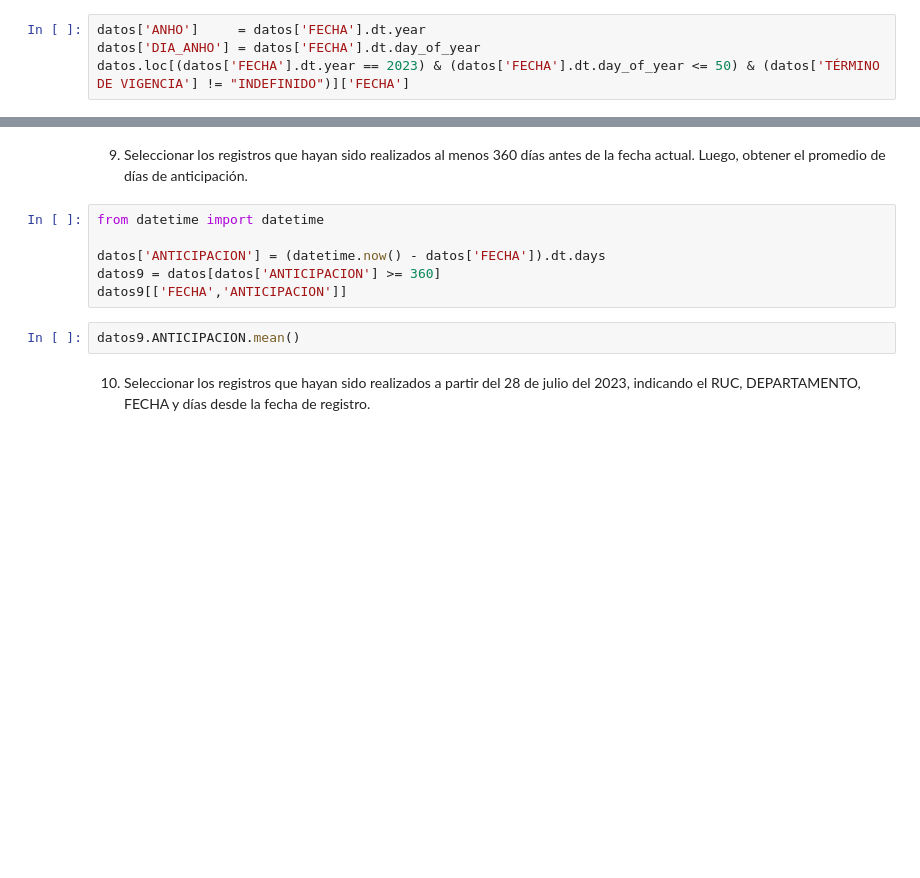
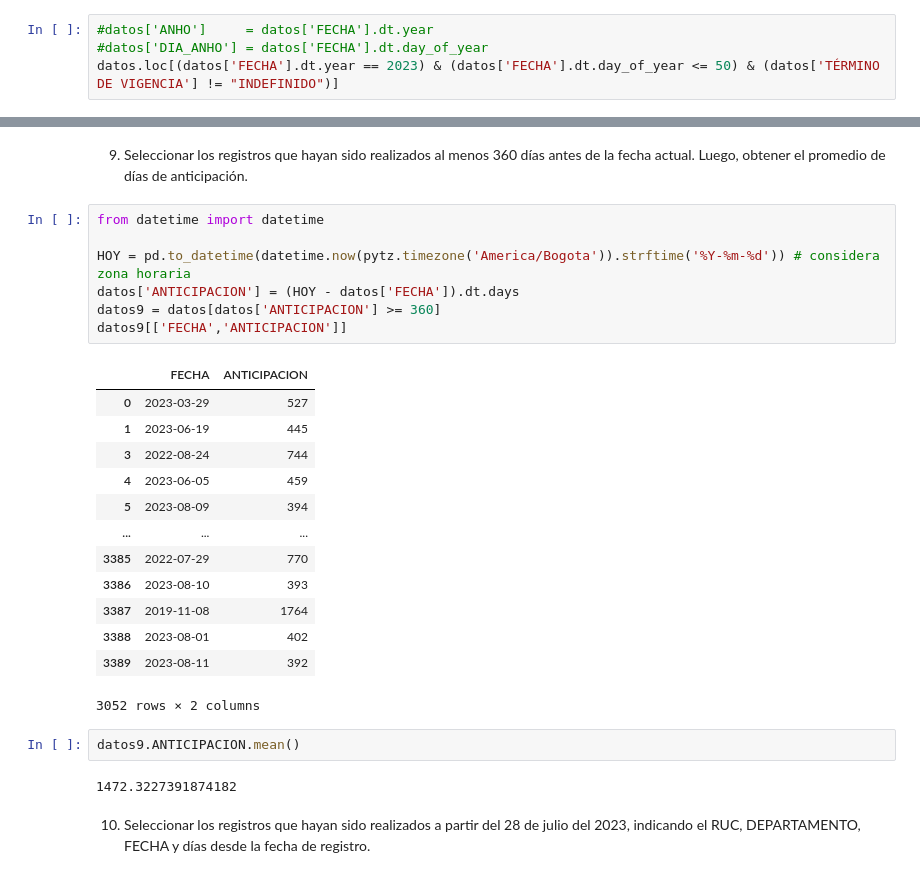
Before and after one commit to jeguns/EP7173, a Jupyter notebook: Unidad 02/02_Ejercicio.ipynb, the cells around one changed output, grey strips where cells are left out. Cells and saved outputs as stored; diff of their text form; blank space fills up the shorter version.

Commit message:
Creado con Colab, añadimos aporte de zona horaria

```diff
--- a/Unidad 02/02_Ejercicio.ipynb
+++ b/Unidad 02/02_Ejercicio.ipynb
@@ -119,6 +329,6 @@ statistics.mode(datos7.FECHA.tolist()) # precaución con el resultado!
 # %% [markdown]
 8. Seleccionar los registros de los 50 primeros días del año 2023 y cuyo término de vigencia no sea indefinido.
 # %%
-datos['ANHO']     = datos['FECHA'].dt.year
-datos['DIA_ANHO'] = datos['FECHA'].dt.day_of_year
-datos.loc[(datos['FECHA'].dt.year == 2023) & (datos['FECHA'].dt.day_of_year <= 50) & (datos['TÉRMINO DE VIGENCIA'] != "INDEFINIDO")]['FECHA']
+#datos['ANHO']     = datos['FECHA'].dt.year
+#datos['DIA_ANHO'] = datos['FECHA'].dt.day_of_year
+datos.loc[(datos['FECHA'].dt.year == 2023) & (datos['FECHA'].dt.day_of_year <= 50) & (datos['TÉRMINO DE VIGENCIA'] != "INDEFINIDO")]
@@ -127,11 +349,28 @@ datos.loc[(datos['FECHA'].dt.year == 2023) & (datos['FECHA'].dt.day_of_year <= 5
 # %%
 from datetime import datetime
 
-datos['ANTICIPACION'] = (datetime.now() - datos['FECHA']).dt.days
+HOY = pd.to_datetime(datetime.now(pytz.timezone('America/Bogota')).strftime('%Y-%m-%d')) # considera zona horaria
+datos['ANTICIPACION'] = (HOY - datos['FECHA']).dt.days
 datos9 = datos[datos['ANTICIPACION'] >= 360]
 datos9[['FECHA','ANTICIPACION']]
+# %% [output]
+|  | FECHA | ANTICIPACION |
+| 0 | 2023-03-29 | 527 |
+| 1 | 2023-06-19 | 445 |
+| 3 | 2022-08-24 | 744 |
+| 4 | 2023-06-05 | 459 |
+| 5 | 2023-08-09 | 394 |
+| ... | ... | ... |
+| 3385 | 2022-07-29 | 770 |
+| 3386 | 2023-08-10 | 393 |
+| 3387 | 2019-11-08 | 1764 |
+| 3388 | 2023-08-01 | 402 |
+| 3389 | 2023-08-11 | 392 |
+3052 rows × 2 columns
 # %%
 datos9.ANTICIPACION.mean()
+# %% [output]
+1472.3227391874182
 # %% [markdown]
 10. Seleccionar los registros que hayan sido realizados a partir del 28 de julio del 2023, indicando el RUC, DEPARTAMENTO, FECHA y días desde la fecha de registro.
 # %%
```
Also changed, not shown: parts of 33 cells of this notebook.
